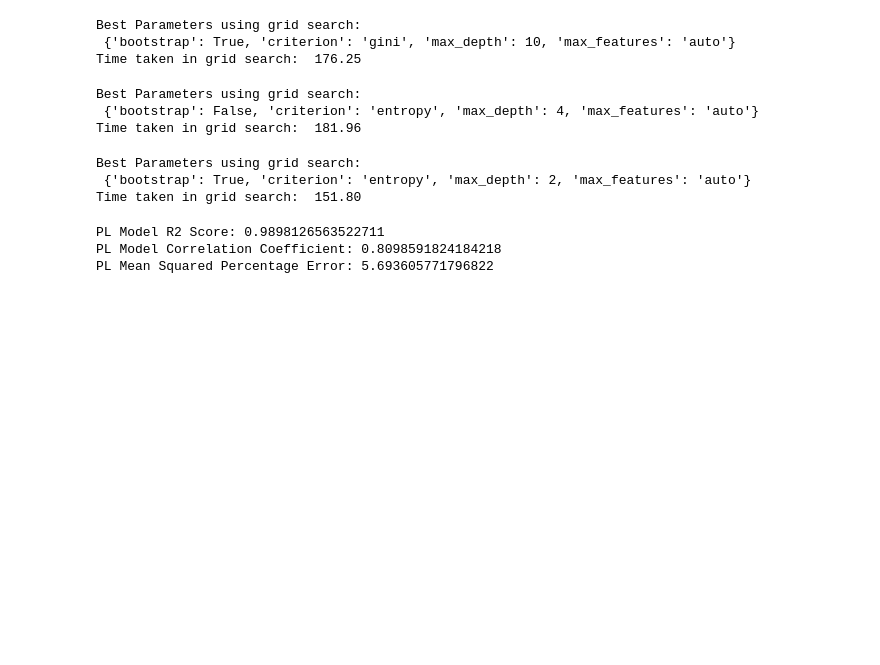
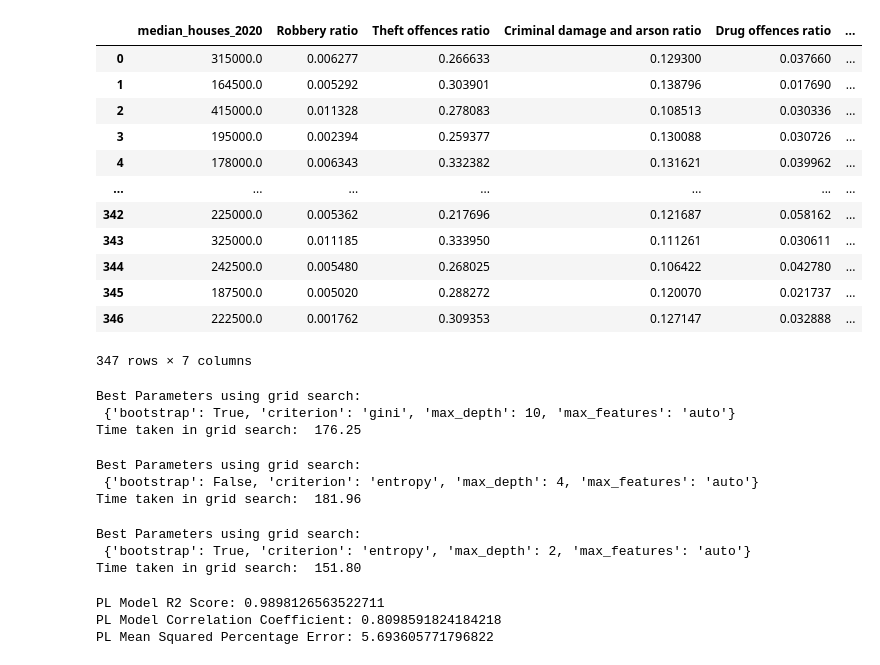
Before and after one commit to SIthodox2286/mdm_3_phace_C, a Jupyter notebook: random_forest_analysis.ipynb, the cells around one changed output. Saved outputs shown, nothing was run; the diff lists cells and outputs as text; code cells hidden in the pictures; blank space fills up the shorter version.

```diff
--- a/random_forest_analysis.ipynb
+++ b/random_forest_analysis.ipynb
@@ -30,7 +30,7 @@ def replace_placeholder(table):
     return table
 # %%
 def MinMaxNormal(df):
-    normalized_df=(df-df.min())/(df.max()-df.min())
+    normalized_df=(df-df.mean())/df.std()
     return normalized_df
 # %%
 def mean_absolute_percentage_error(y_true, y_pred):
@@ -82,6 +102,25 @@ daily_life_dataframe = replace_placeholder(daily_life_dataframe)
 social_space_dataframe = pd.DataFrame([worksheet['median_houses_2020'],worksheet['Robbery ratio'],worksheet['Theft offences ratio'],worksheet['Criminal damage and arson ratio'],worksheet['Drug offences ratio'],worksheet['Total Employee All (thousands)'],worksheet['Total_Threaten_or_is_Homeless']])
 social_space_dataframe = social_space_dataframe.transpose()
 social_space_dataframe = replace_placeholder(social_space_dataframe)
+# %%
+social_space_dataframe_norm = MinMaxNormal(social_space_dataframe)
+social_space_dataframe_norm = social_space_dataframe_norm.iloc[:, social_space_dataframe_norm.columns != 'median_houses_2020'].astype('float')
+cwd = os.getcwd()
+social_space_dataframe_norm.to_csv(os.path.join(cwd, "ResultTables/social_space_dataframe.csv"))
+# %% [output]
+|  | median_houses_2020 | Robbery ratio | Theft offences ratio | Criminal damage and arson ratio | Drug offences ratio | ... |
+| 0 | 315000.0 | 0.006277 | 0.266633 | 0.129300 | 0.037660 | ... |
+| 1 | 164500.0 | 0.005292 | 0.303901 | 0.138796 | 0.017690 | ... |
+| 2 | 415000.0 | 0.011328 | 0.278083 | 0.108513 | 0.030336 | ... |
+| 3 | 195000.0 | 0.002394 | 0.259377 | 0.130088 | 0.030726 | ... |
+| 4 | 178000.0 | 0.006343 | 0.332382 | 0.131621 | 0.039962 | ... |
+| ... | ... | ... | ... | ... | ... | ... |
+| 342 | 225000.0 | 0.005362 | 0.217696 | 0.121687 | 0.058162 | ... |
+| 343 | 325000.0 | 0.011185 | 0.333950 | 0.111261 | 0.030611 | ... |
+| 344 | 242500.0 | 0.005480 | 0.268025 | 0.106422 | 0.042780 | ... |
+| 345 | 187500.0 | 0.005020 | 0.288272 | 0.120070 | 0.021737 | ... |
+| 346 | 222500.0 | 0.001762 | 0.309353 | 0.127147 | 0.032888 | ... |
+347 rows × 7 columns
 # %%
 personal_space = quality_of_life_dataframe.iloc[:, quality_of_life_dataframe.columns != 'median_houses_2020'].astype('float')
 personal_class = quality_of_life_dataframe.iloc[:, quality_of_life_dataframe.columns == 'median_houses_2020'].astype('int')
```
Also changed, not shown: parts of 5 cells of this notebook, 4 other files.
